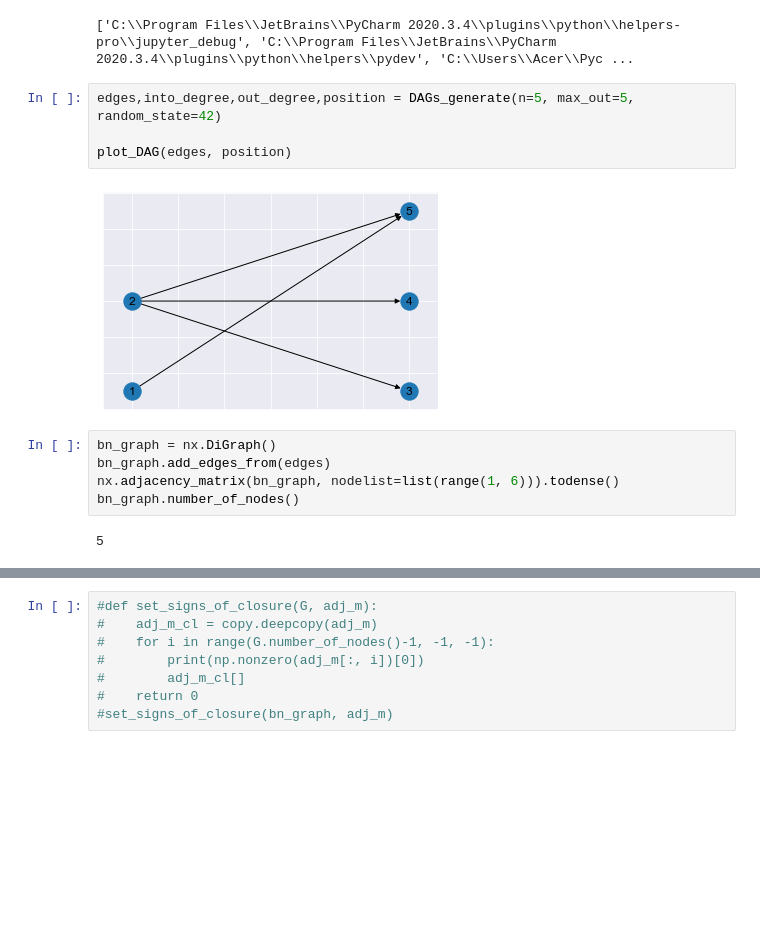
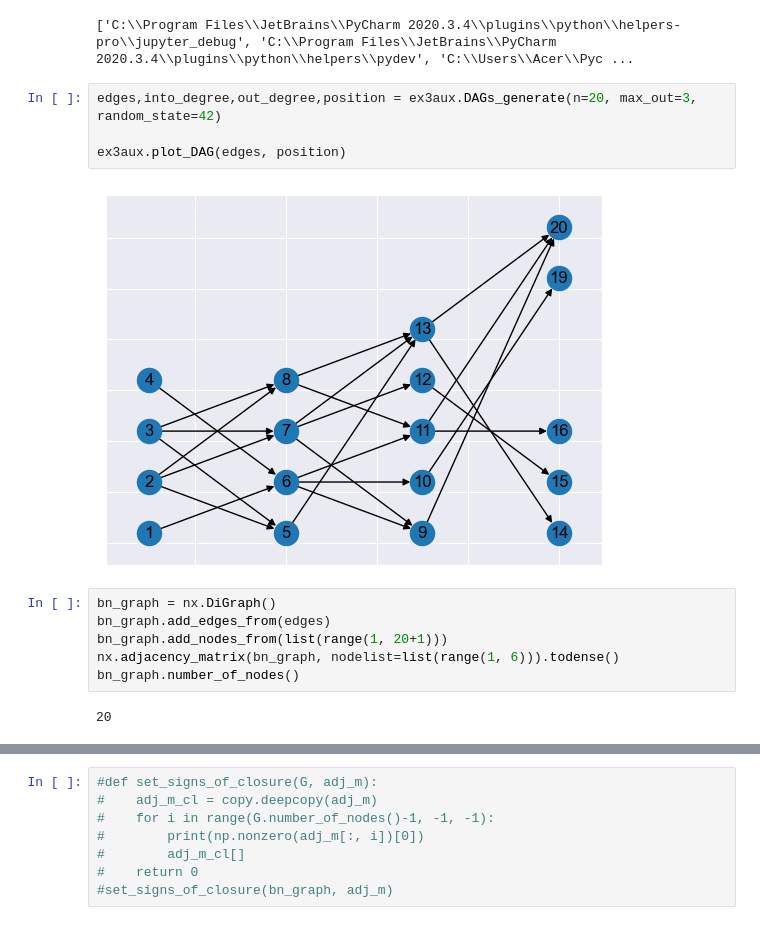
Before and after one commit to dmitry-grigorev/BAMT, a Jupyter notebook: experiments3/Experiments_synth_3.ipynb, the cells around one changed output, grey strips where cells are left out. Saved outputs shown, nothing was run; the diff lists cells and outputs as text; blank space fills up the shorter version.

```diff
--- a/experiments3/Experiments_synth_3.ipynb
+++ b/experiments3/Experiments_synth_3.ipynb
@@ -17,18 +31,19 @@ print(sys.path)
 # %% [output]
 ['C:\\Program Files\\JetBrains\\PyCharm 2020.3.4\\plugins\\python\\helpers-pro\\jupyter_debug', 'C:\\Program Files\\JetBrains\\PyCharm 2020.3.4\\plugins\\python\\helpers\\pydev', 'C:\\Users\\Acer\\Pyc ...
 # %%
-edges,into_degree,out_degree,position = DAGs_generate(n=5, max_out=5, random_state=42)
+edges,into_degree,out_degree,position = ex3aux.DAGs_generate(n=20, max_out=3, random_state=42)
 
-plot_DAG(edges, position)
+ex3aux.plot_DAG(edges, position)
 # %% [output]
-[figure, old version]
+[figure, new version]
 # %%
 bn_graph = nx.DiGraph()
 bn_graph.add_edges_from(edges)
+bn_graph.add_nodes_from(list(range(1, 20+1)))
 nx.adjacency_matrix(bn_graph, nodelist=list(range(1, 6))).todense()
 bn_graph.number_of_nodes()
 # %% [output]
-5
+20
 # %%
 bg_trenc = nx.transitive_closure(bn_graph)
 nx.draw_networkx(bg_trenc, arrows=True, pos=position)
```
Also changed, not shown: parts of 9 cells of this notebook, 3 other files.
